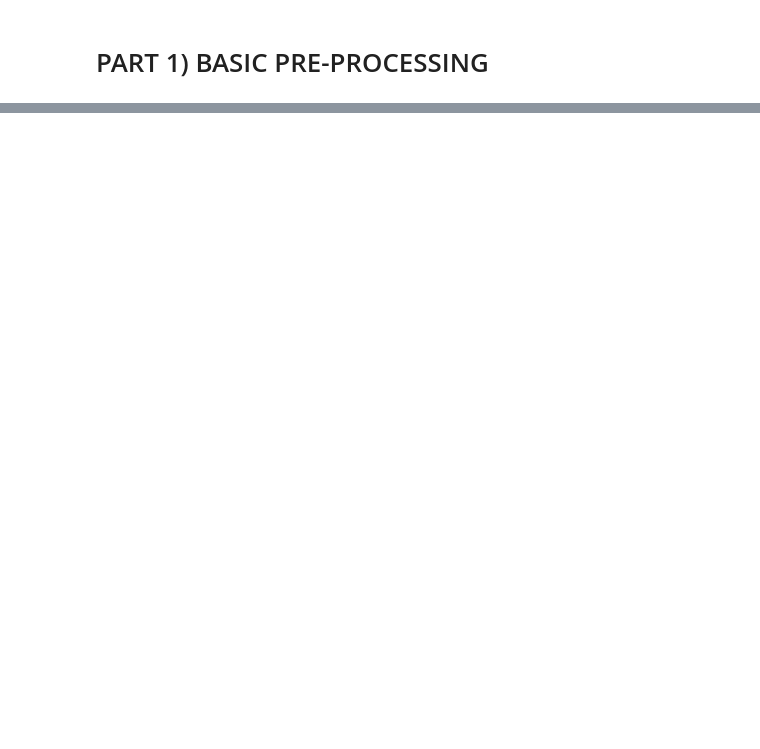
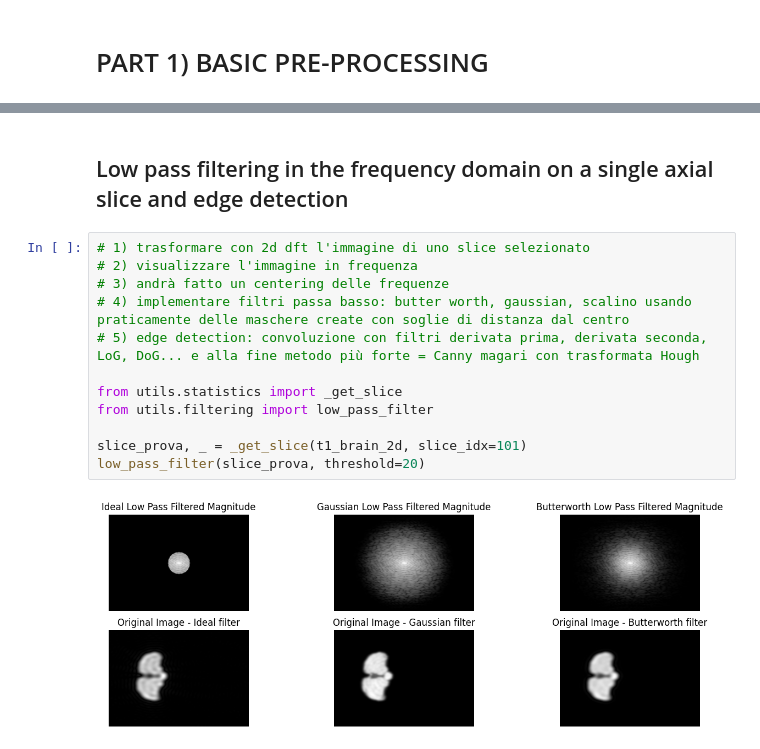
Before and after one commit to tommydelu/MRI-analysis-pipeline, a Jupyter notebook: 1_pre_processing.ipynb, the cells around one changed output, grey strips where cells are left out. Saved outputs shown, nothing was run; the diff lists cells and outputs as text; blank space fills up the shorter version.

```diff
--- a/1_pre_processing.ipynb
+++ b/1_pre_processing.ipynb
@@ -79,0 +49,16 @@ print(t1_brain.min(), t1_brain.max())
+# %% [markdown]
+## Low pass filtering in the frequency domain on a single axial slice and edge detection
+# %%
+# 1) trasformare con 2d dft l'immagine di uno slice selezionato
+# 2) visualizzare l'immagine in frequenza
+# 3) andrà fatto un centering delle frequenze
+# 4) implementare filtri passa basso: butter worth, gaussian, scalino usando praticamente delle maschere create con soglie di distanza dal centro
+# 5) edge detection: convoluzione con filtri derivata prima, derivata seconda, LoG, DoG... e alla fine metodo più forte = Canny magari con trasformata Hough
+
+from utils.statistics import _get_slice
+from utils.filtering import low_pass_filter
+
+slice_prova, _ = _get_slice(t1_brain_2d, slice_idx=101)
+low_pass_filter(slice_prova, threshold=20)
+# %% [output]
+[figure, added]
```
Also changed, not shown: parts of 12 cells of this notebook, 4 other files.
